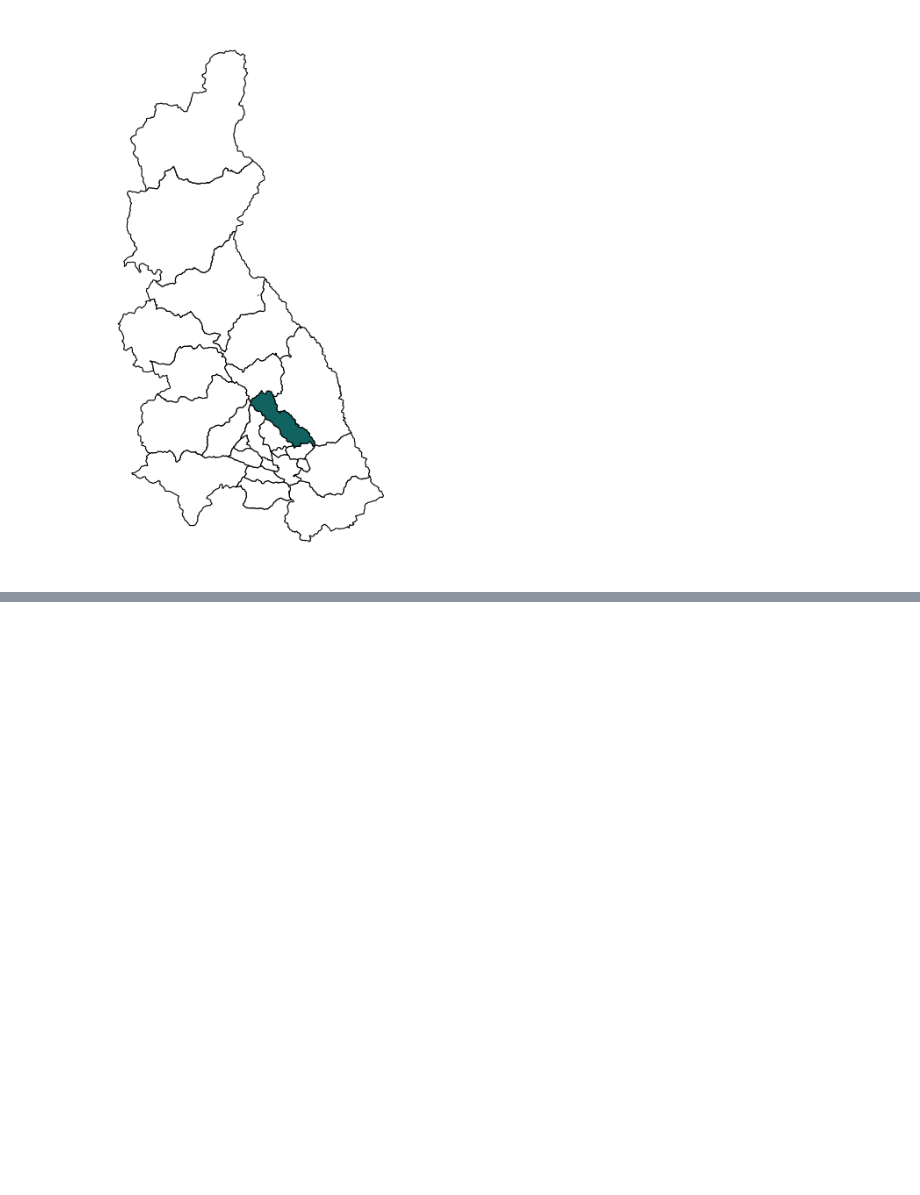
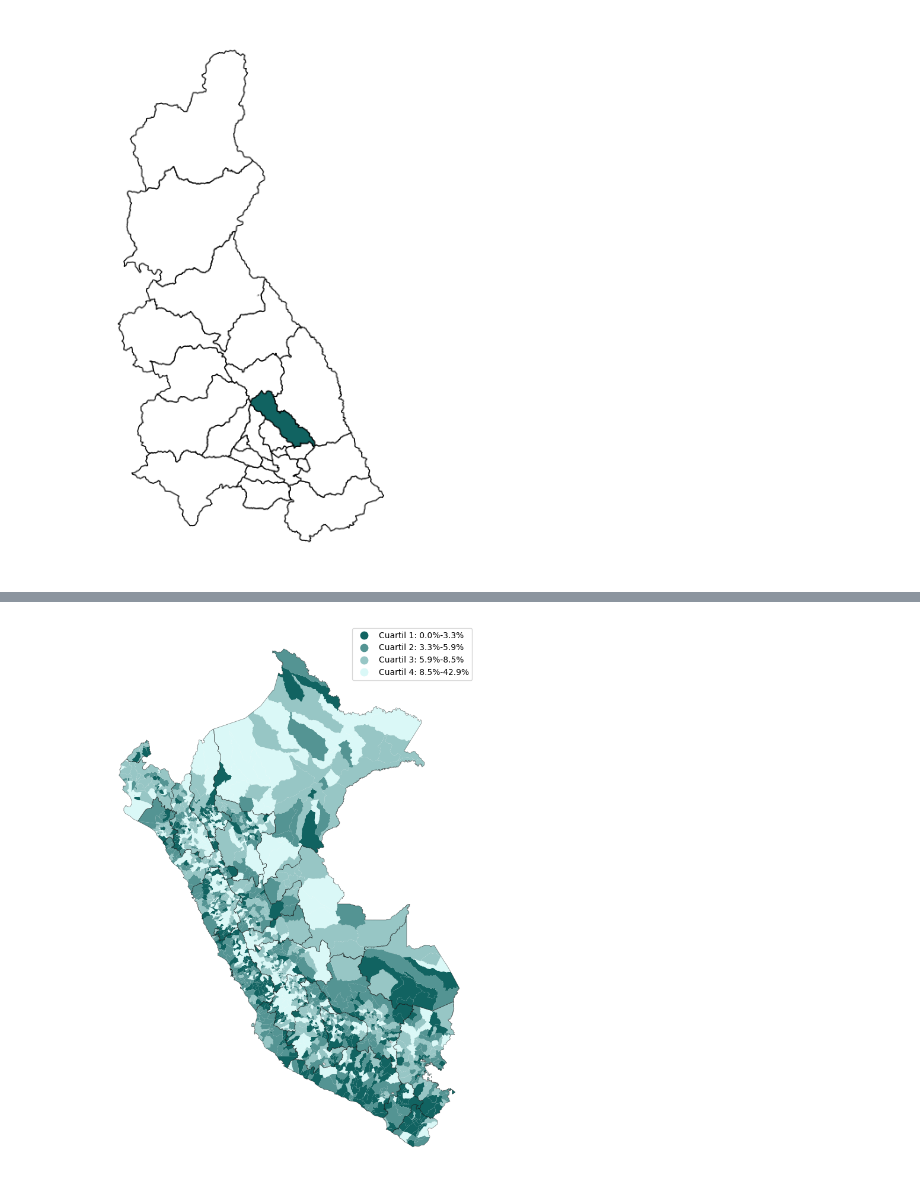
Before and after one commit to cesarnunezh/CNHGitHub, a Jupyter notebook: Data Perú/Mapas Perú.ipynb, the cells around one changed output, grey strips where cells are left out. Saved outputs shown, nothing was run; the diff lists cells and outputs as text; code cells hidden in the pictures; blank space fills up the shorter version.

```diff
--- a/Data Perú/Mapas Perú.ipynb
+++ b/Data Perú/Mapas Perú.ipynb
@@ -96,0 +124,38 @@ plt.show()
+# %%
+import pandas as pd
+import os
+from matplotlib.colors import LinearSegmentedColormap
+
+os.chdir(r'C:\Users\User\OneDrive - Universidad del Pacífico\1. Documentos\0. Bases de datos\11. Mapas Perú')
+
+matDist = pd.read_excel("Data_Nacimientos.xlsx")
+matDist["UBIGEO"] = matDist['UBIGEO'].astype(str).str.zfill(6)
+num_quantiles = 4
+
+# Use pd.qcut to create quantile groups
+quantile_groups = pd.qcut(matDist['DATA'], q=num_quantiles, labels=False)
+
+# Add the quantile group column to the DataFrame
+matDist['quantile_group'] = quantile_groups
+
+quantile_values = [matDist['DATA'][quantile_groups == i].values for i in range(num_quantiles)]
+
+legend_labels = [f'Cuartil {i+1}: {min(q):.1%}-{max(q):.1%}' for i, q in enumerate(quantile_values)]
+# %%
+
+merged_df = peru_dist.merge(matDist, on=["UBIGEO"], how='outer')
+
+# Define a custom colormap where strong red represents higher values
+cmap = LinearSegmentedColormap.from_list('custom_reds', [(0.06640625, 0.38671875, 0.37890625) , (0.85546875, 0.97265625, 0.96875) ], N=256)
+
+fig, ax = plt.subplots(1, figsize=(12, 12))
+
+merged_df.plot(column='quantile_group', cmap=cmap, linewidth=0, ax=ax, legend=True, edgecolor='black', alpha=1, categorical=True, legend_kwds={'labels': legend_labels})
+peru_reg.plot(linewidth=0.5, ax=ax, legend=False, edgecolor='black', alpha=0.5, facecolor="none")  # You can adjust the color and alpha as needed
+
+ax.grid(False)
+ax.axis('off')
+plt.savefig('pesoAlNacer.png', transparent=True, dpi=300, bbox_inches='tight', pad_inches=0)
+plt.show()
+# %% [output]
+[figure, added]
```
Also changed, not shown: parts of 2 cells of this notebook, 3 other files.
